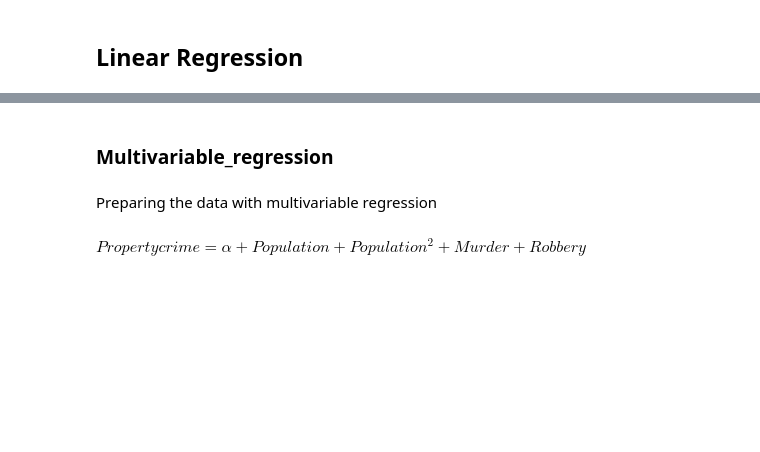
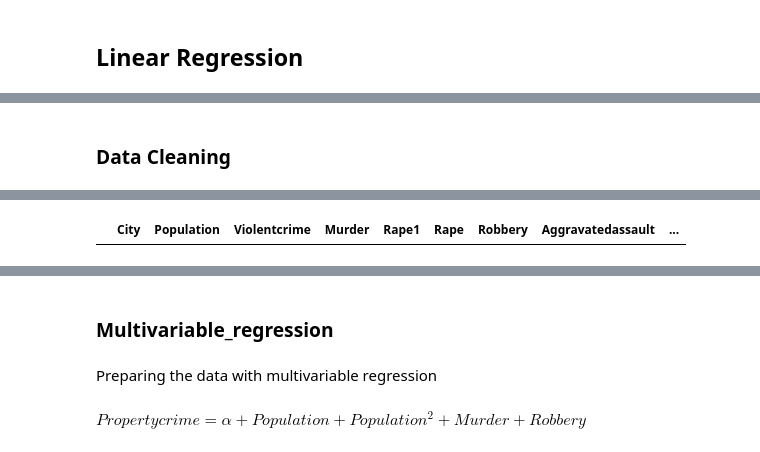
Before and after one commit to nutan06/linearregression, a Jupyter notebook: Linear_regression.ipynb, the cells around one changed output, grey strips where cells are left out. Saved outputs shown, nothing was run; the diff lists cells and outputs as text; code cells hidden in the pictures; blank space fills up the shorter version.

```diff
--- a/Linear_regression.ipynb
+++ b/Linear_regression.ipynb
@@ -27,5 +32,7 @@ data.head()
 | 2 | by City, 2013 | NaN | NaN | NaN | NaN | NaN | NaN | NaN | ... |
 | 3 | City | Population | Violent\ncrime | Murder and\nnonnegligent\nmanslau... | Rape\n(revised\ndefinition)1 | Rape\n(legacy\ndefinition)2 | Robbery | Aggravated\nassault | ... |
 | 4 | Adams Village | 1861 | 0 | 0 | NaN | 0 | 0 | 0 | ... |
+# %% [markdown]
+### Data Cleaning
 # %%
 data.drop(data.index[0:4], inplace=True)
@@ -37,6 +49,10 @@ data.head(2)
 |  | City | Population | Violentcrime | Murder | Rape1 | Rape | Robbery | Aggravatedassault | ... |
 | 4 | Adams Village | 1861 | 0 | 0 | NaN | 0 | 0 | 0 | ... |
 | 5 | Addison Town and Village | 2577 | 3 | 0 | NaN | 0 | 0 | 3 | ... |
+# %%
+data.dropna()
+# %% [output]
+|  | City | Population | Violentcrime | Murder | Rape1 | Rape | Robbery | Aggravatedassault | ... |
 # %%
 data.shape
 # %% [output]
```
Also changed, not shown: parts of 14 cells of this notebook.
